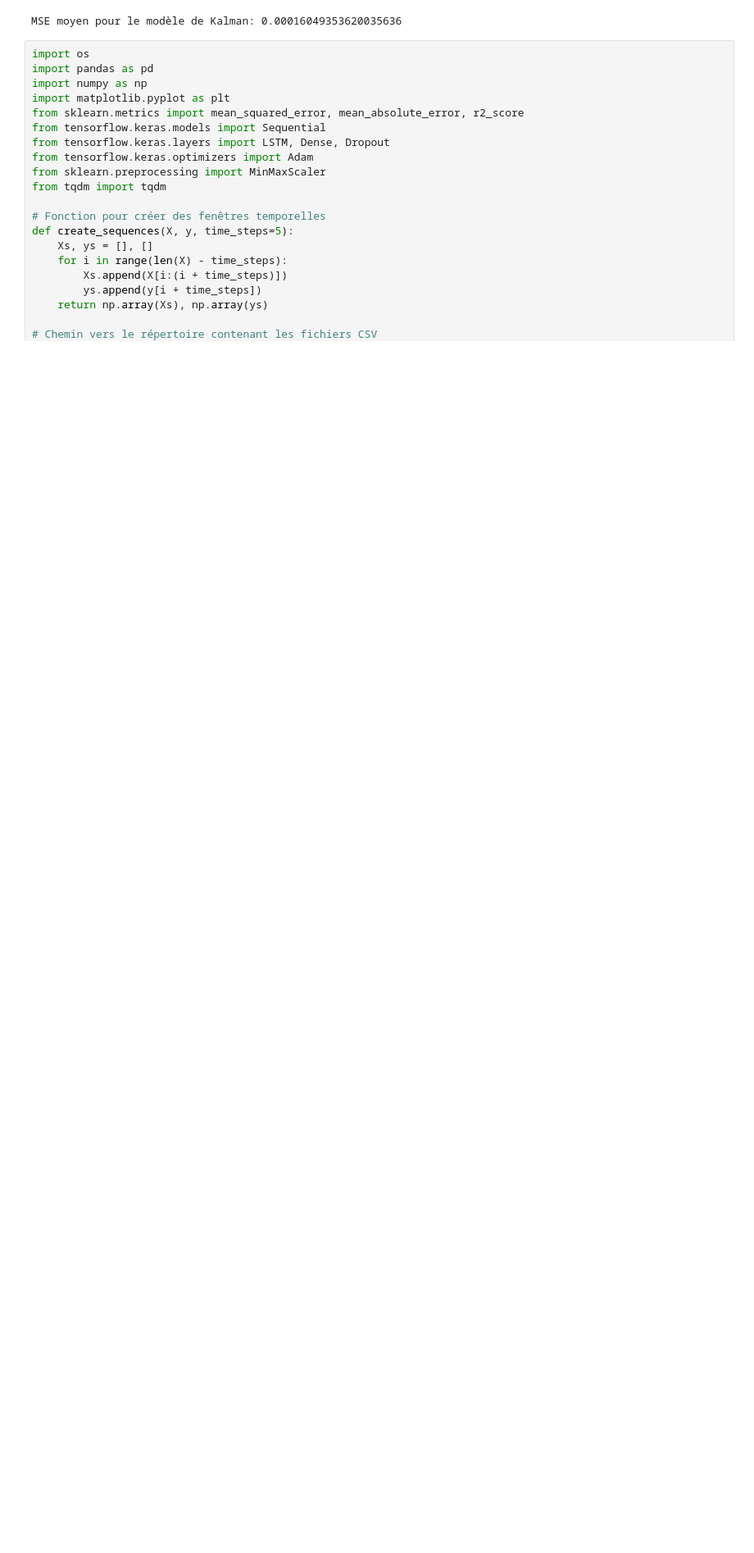
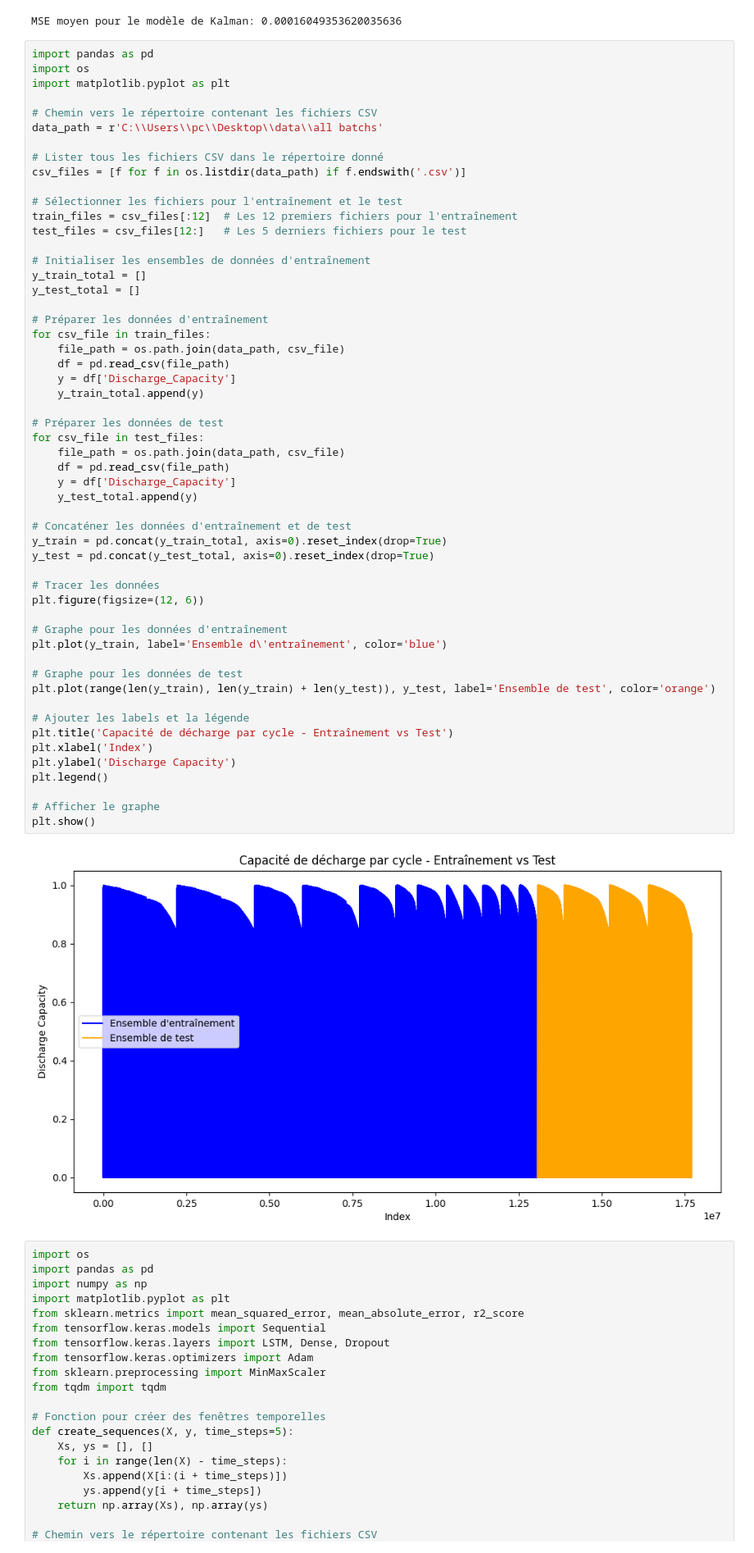
Before and after one commit to SalimMabed/PHM-Batteries, a Jupyter notebook: first_modele.ipynb, the cells around one changed output. Shown at 82% size. Drawn from its saved outputs; the diff is of its cells as text; blank space fills up the shorter version.

```diff
--- a/first_modele.ipynb
+++ b/first_modele.ipynb
@@ -82,6 +82,62 @@ print(f"MSE moyen pour le modèle de Kalman: {np.mean(mse_list)}")
 [figure]
 [figure]
 MSE moyen pour le modèle de Kalman: 0.00016049353620035636
+# %%
+import pandas as pd
+import os
+import matplotlib.pyplot as plt
+
+# Chemin vers le répertoire contenant les fichiers CSV
+data_path = r'C:\\Users\\pc\\Desktop\\data\\all batchs'
+
+# Lister tous les fichiers CSV dans le répertoire donné
+csv_files = [f for f in os.listdir(data_path) if f.endswith('.csv')]
+
+# Sélectionner les fichiers pour l'entraînement et le test
+train_files = csv_files[:12]  # Les 12 premiers fichiers pour l'entraînement
+test_files = csv_files[12:]   # Les 5 derniers fichiers pour le test
+
+# Initialiser les ensembles de données d'entraînement
+y_train_total = []
+y_test_total = []
+
+# Préparer les données d'entraînement
+for csv_file in train_files:
+    file_path = os.path.join(data_path, csv_file)
+    df = pd.read_csv(file_path)
+    y = df['Discharge_Capacity']
+    y_train_total.append(y)
+
+# Préparer les données de test
+for csv_file in test_files:
+    file_path = os.path.join(data_path, csv_file)
+    df = pd.read_csv(file_path)
+    y = df['Discharge_Capacity']
+    y_test_total.append(y)
+
+# Concaténer les données d'entraînement et de test
+y_train = pd.concat(y_train_total, axis=0).reset_index(drop=True)
+y_test = pd.concat(y_test_total, axis=0).reset_index(drop=True)
+
+# Tracer les données
+plt.figure(figsize=(12, 6))
+
+# Graphe pour les données d'entraînement
+plt.plot(y_train, label='Ensemble d\'entraînement', color='blue')
+
+# Graphe pour les données de test
+plt.plot(range(len(y_train), len(y_train) + len(y_test)), y_test, label='Ensemble de test', color='orange')
+
+# Ajouter les labels et la légende
+plt.title('Capacité de décharge par cycle - Entraînement vs Test')
+plt.xlabel('Index')
+plt.ylabel('Discharge Capacity')
+plt.legend()
+
+# Afficher le graphe
+plt.show()
+# %% [output]
+[figure, added]
 # %%
 import os
 import pandas as pd
```
Also changed, not shown: parts of 1 cell of this notebook.
